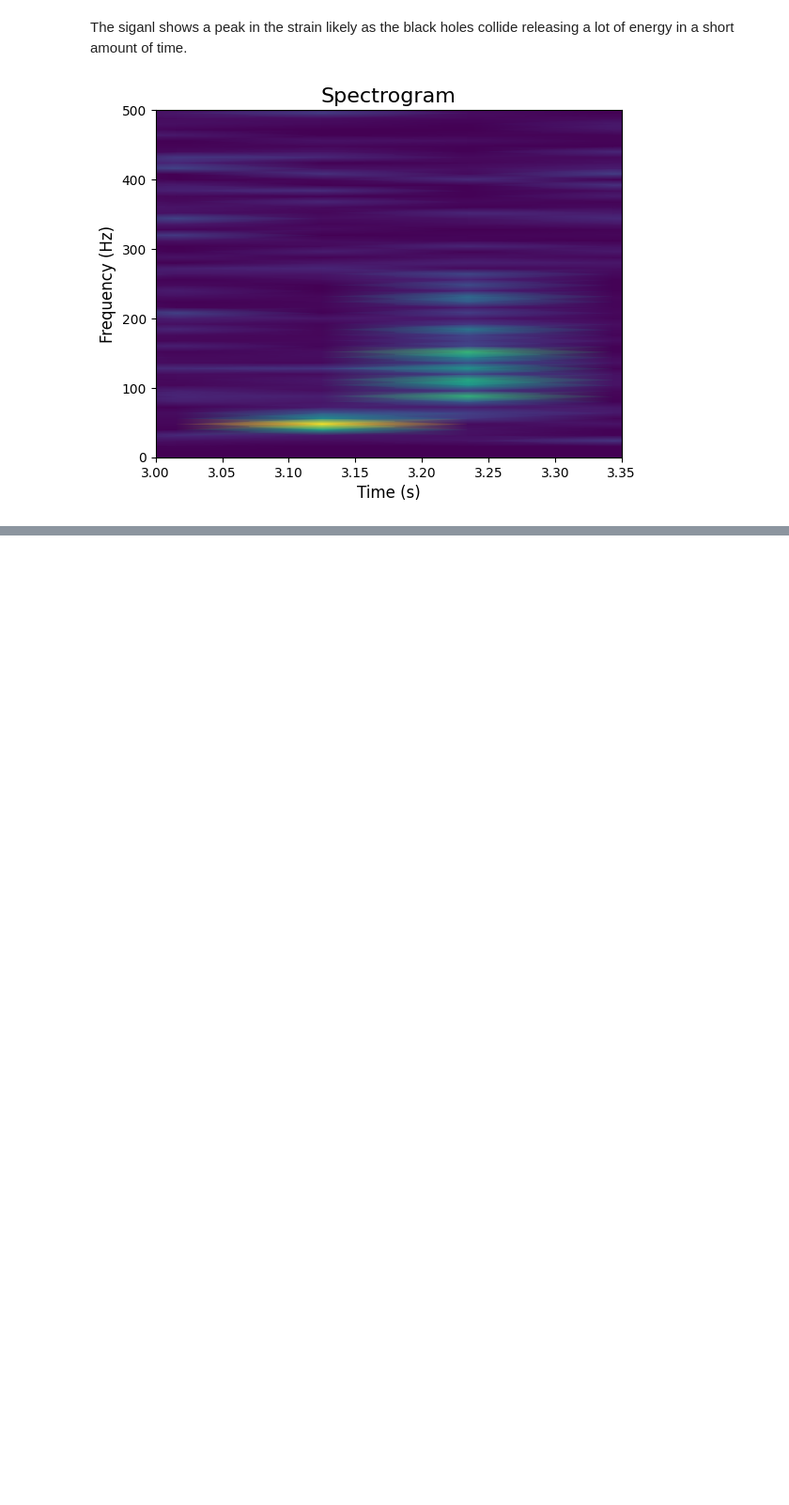
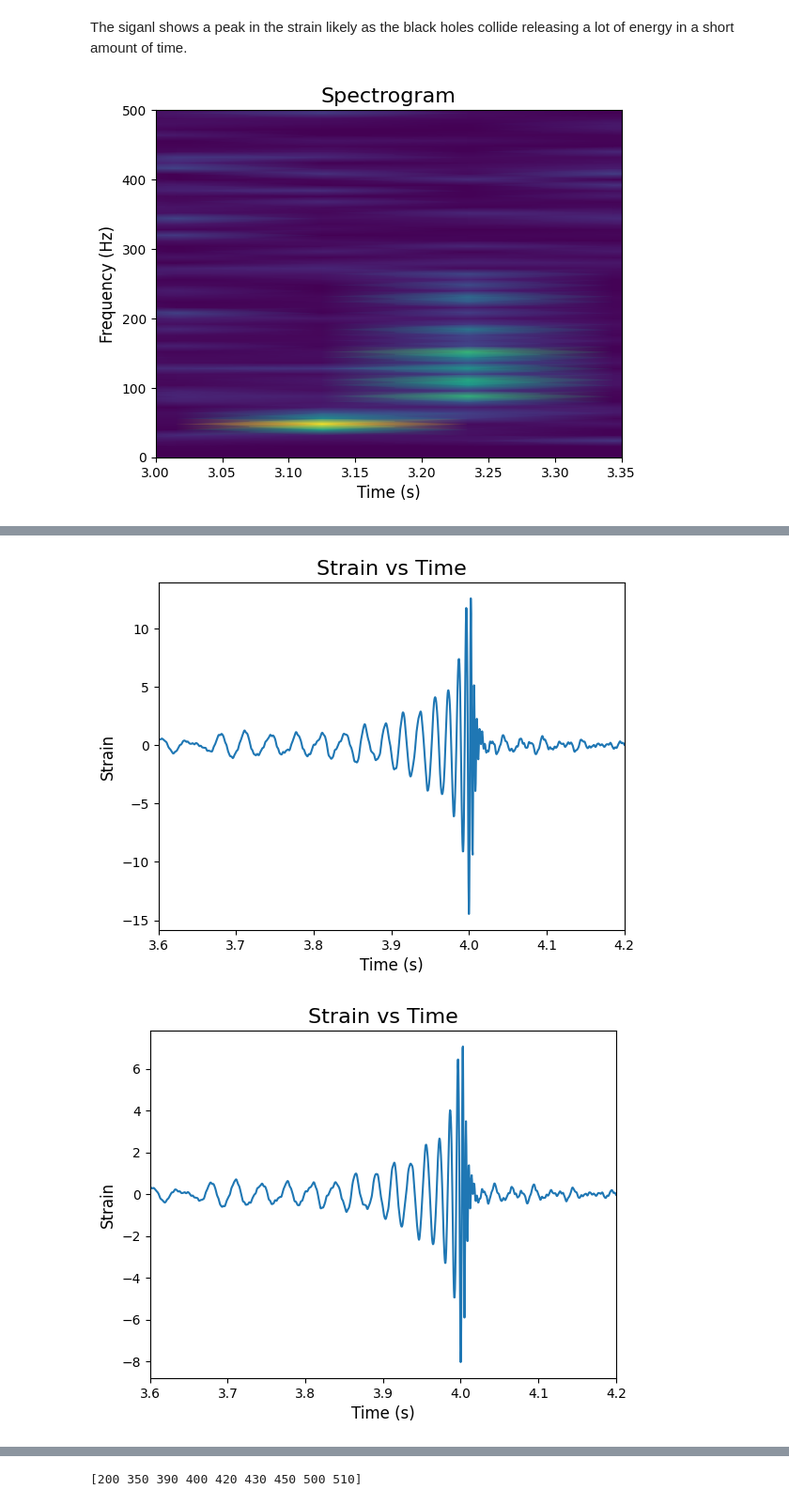
Before and after one commit to lewismcnish/Astronomy, a Jupyter notebook: Binary_Black_Holes/Binary.ipynb, the cells around one changed output, grey strips where cells are left out. Shown at 94% size. Drawn from its saved outputs; the diff is of its cells as text; code cells hidden in the pictures; blank space fills up the shorter version.

```diff
--- a/Binary_Black_Holes/Binary.ipynb
+++ b/Binary_Black_Holes/Binary.ipynb
@@ -38,0 +55,17 @@ plt.show()
+# %%
+mass_one = [37,38,36,35,34,33,32,31,25]
+mass_two = [24,23,22,21,20,19,18,17,24]
+distance = [400,500,350,450,430,510,390,200,420]
+distance = np.sort(np.array(distance))
+for i in range(len(mass_one)):
+        t, template = gw.make_template(mass_one[i],mass_two[i],2048,8,inv_psd,distance[i])
+        plt.figure()
+        plt.plot(t, template)
+        plt.xlabel('Time (s)', fontsize=axis_size)
+        plt.xlim(3.6,4.2)
+        plt.ylabel('Strain', fontsize=axis_size)
+        plt.title('Strain vs Time', fontsize=title_size)
+        plt.show()
+# %% [output]
+[figure, added]
+[figure, added]
@@ -38,0 +79 @@ plt.show()
+[200 350 390 400 420 430 450 500 510]
```
Also changed, not shown: parts of 8 cells of this notebook, 1 other file.
